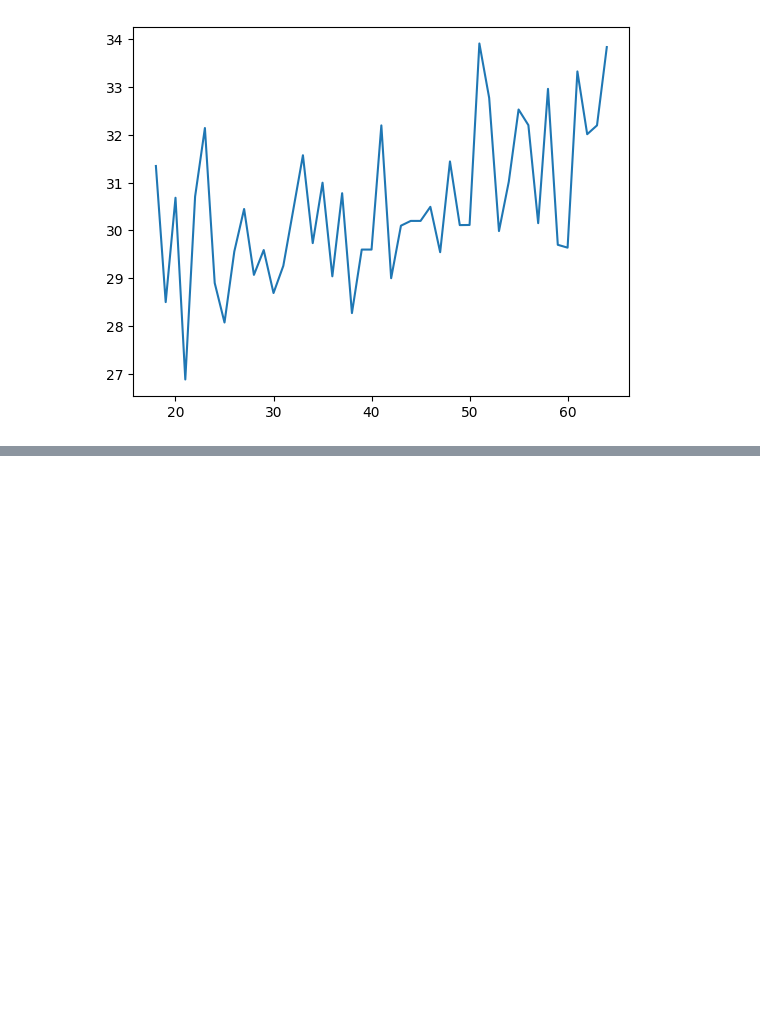
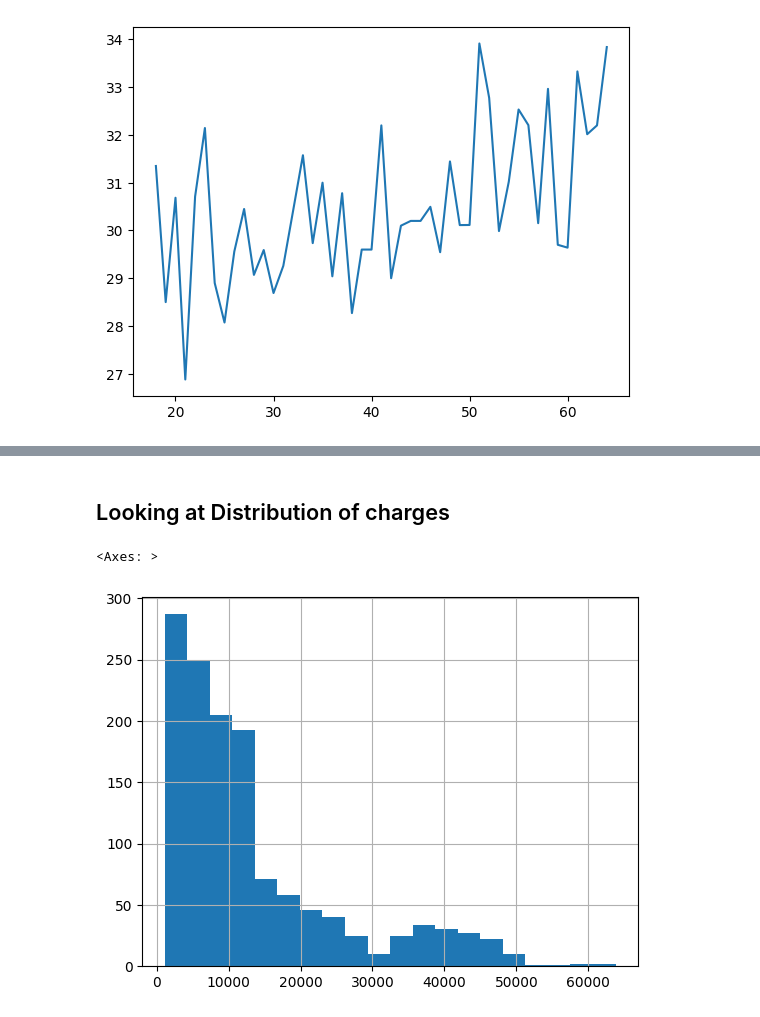
Before and after one commit to iuniab/MLOps_MedicalInsurance, a Jupyter notebook: notebooks/Initial_EDA.ipynb, the cells around one changed output, grey strips where cells are left out. Cells and saved outputs as stored; diff of their text form; code cells hidden in the pictures; blank space fills up the shorter version.

```diff
--- a/notebooks/Initial_EDA.ipynb
+++ b/notebooks/Initial_EDA.ipynb
@@ -77,0 +63,7 @@ TypeError: fit_transform() takes 2 positional arguments but 3 were given
+# %% [markdown]
+## Looking at Distribution of charges
+# %%
+df['charges'].hist(bins=20)
+# %% [output]
+<Axes: >
+[figure, added]
```
Also changed, not shown: parts of 20 cells of this notebook.
